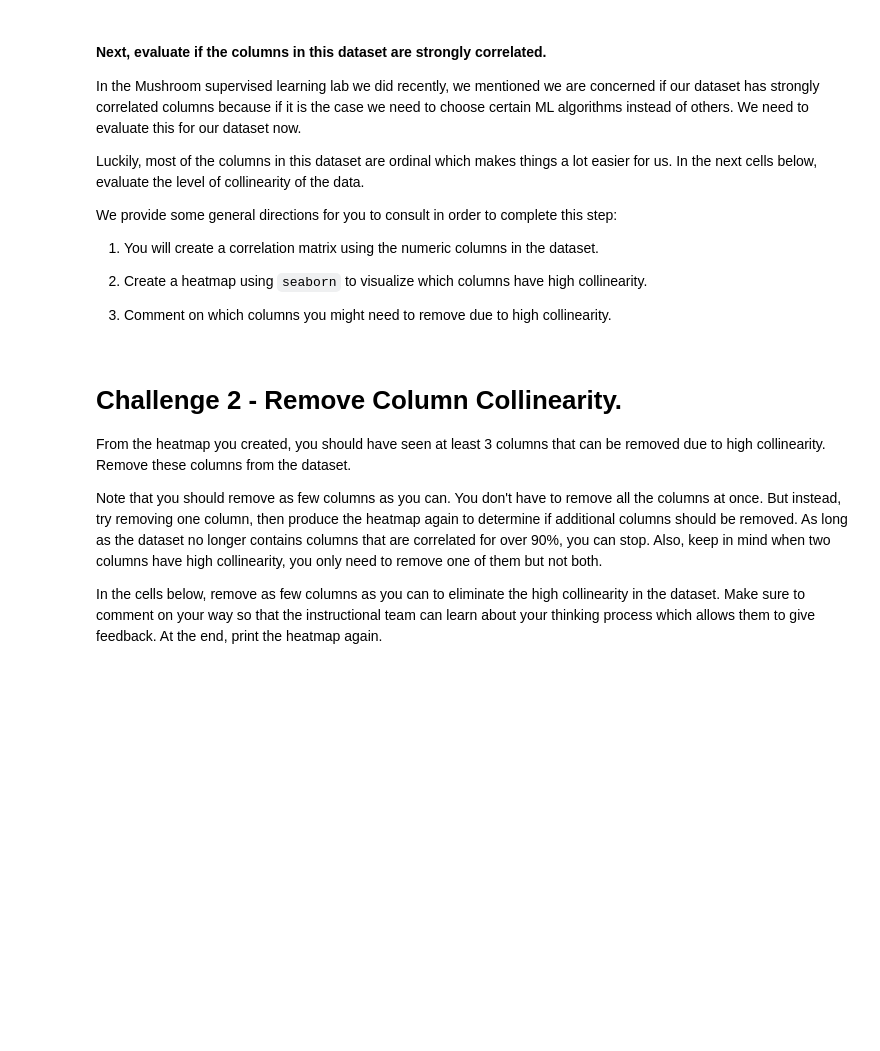
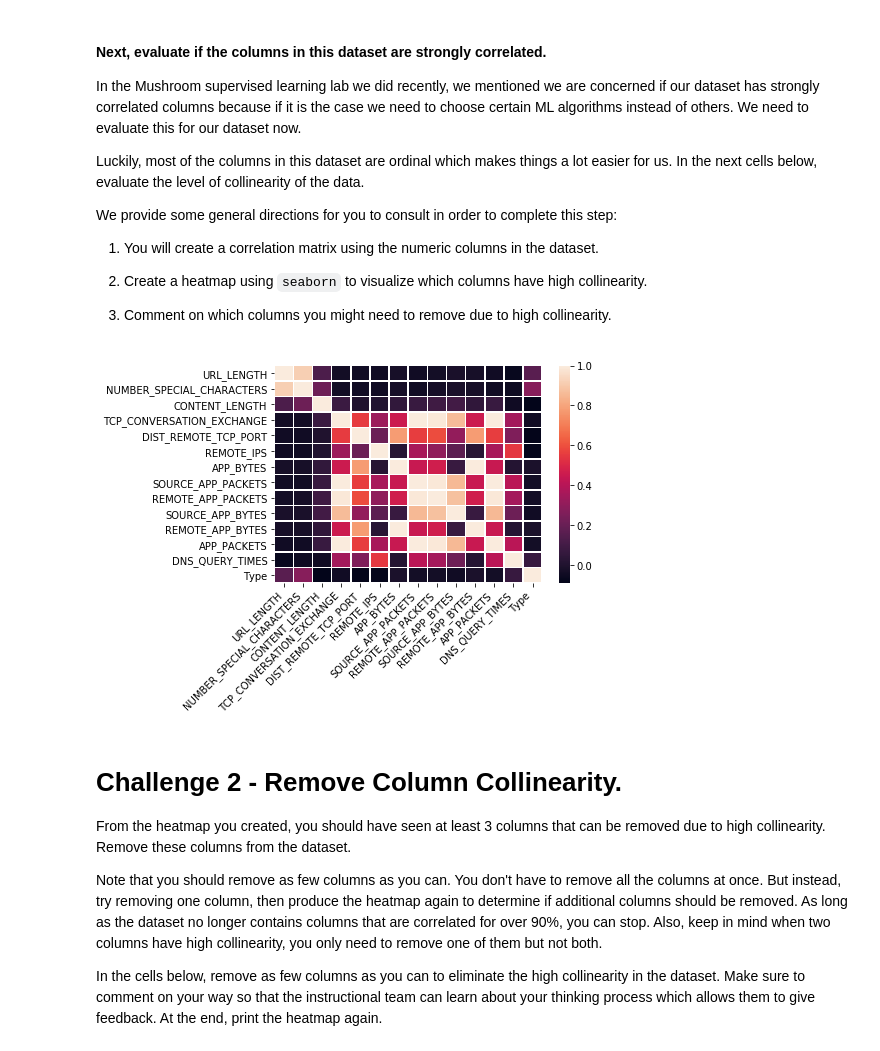
Before and after one commit to ironhack-datalabs/datamad0120, a Jupyter notebook: module-3/lab-supervised-learning/your-code/main.ipynb, the cells around one changed output. Cells and saved outputs as stored; diff of their text form; code cells hidden in the pictures; blank space fills up the shorter version.

```diff
--- a/module-3/lab-supervised-learning/your-code/main.ipynb
+++ b/module-3/lab-supervised-learning/your-code/main.ipynb
@@ -57,0 +91,13 @@ We provide some general directions for you to consult in order to complete this
+# %%
+import seaborn as sns
+
+corr = websites._get_numeric_data().corr()
+
+def heat(df, figsize=(9,9)):
+    ax = sns.heatmap(df, linewidths=.5)
+    ax.set_xticklabels(ax.get_xticklabels(),rotation=45,horizontalalignment='right')
+    sns.set(rc={'figure.figsize':figsize})
+    ax
+heat(corr, (10,10))
+# %% [output]
+[figure, added]
```
Also changed, not shown: parts of 73 cells of this notebook.
